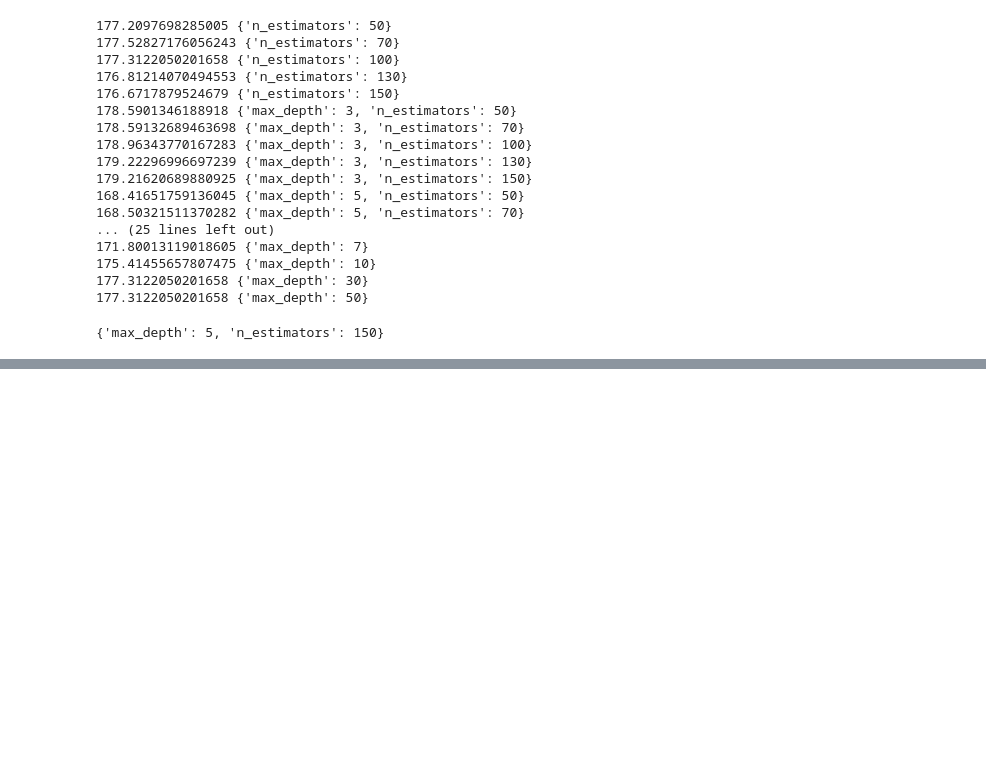
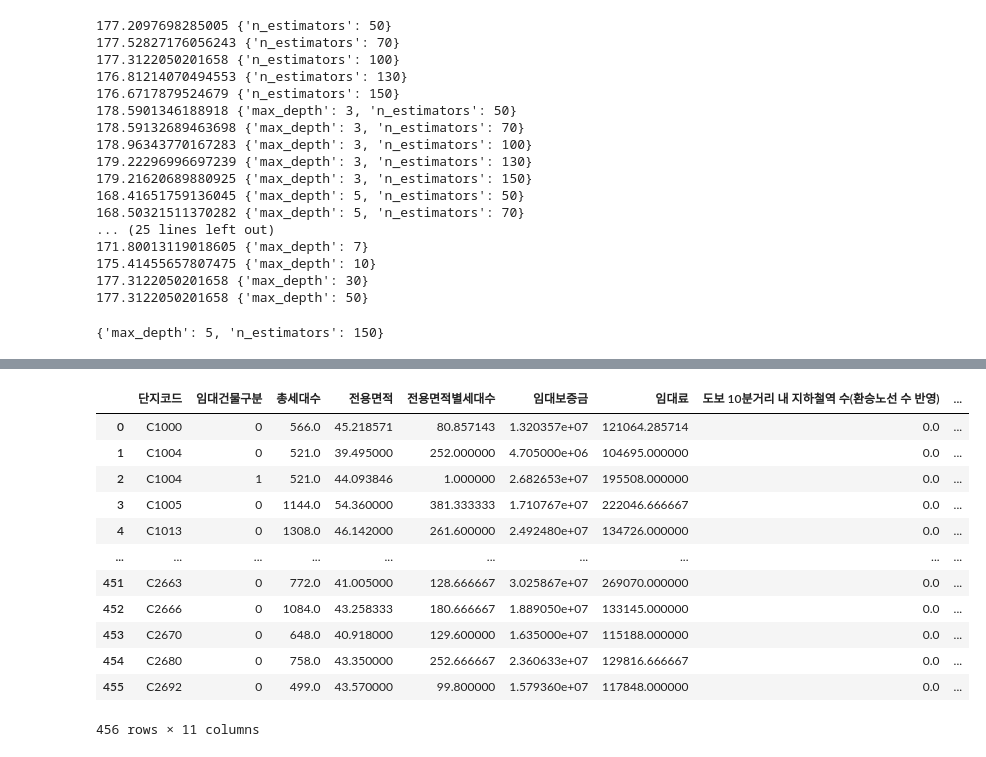
Before and after one commit to kkkkyoung/parking_project, a Jupyter notebook: 주차수요 예측.ipynb, the cells around one changed output, grey strips where cells are left out. Cells and saved outputs as stored; diff of their text form; code cells hidden in the pictures; blank space fills up the shorter version.

```diff
--- a/주차수요 예측.ipynb
+++ b/주차수요 예측.ipynb
@@ -1134,0 +1246,3 @@ np.mean(-score)
+# %%
+x_train_group2 = train_group2.drop(['등록차량수'],axis=1)
+y_train_group2 = train_group2['등록차량수']
@@ -1134,0 +1258,16 @@ np.mean(-score)
+# %%
+x_train_group2
+# %% [output]
+|  | 단지코드 | 임대건물구분 | 총세대수 | 전용면적 | 전용면적별세대수 | 임대보증금 | 임대료 | 도보 10분거리 내 지하철역 수(환승노선 수 반영) | ... |
+| 0 | C1000 | 0 | 566.0 | 45.218571 | 80.857143 | 1.320357e+07 | 121064.285714 | 0.0 | ... |
+| 1 | C1004 | 0 | 521.0 | 39.495000 | 252.000000 | 4.705000e+06 | 104695.000000 | 0.0 | ... |
+| 2 | C1004 | 1 | 521.0 | 44.093846 | 1.000000 | 2.682653e+07 | 195508.000000 | 0.0 | ... |
+| 3 | C1005 | 0 | 1144.0 | 54.360000 | 381.333333 | 1.710767e+07 | 222046.666667 | 0.0 | ... |
+| 4 | C1013 | 0 | 1308.0 | 46.142000 | 261.600000 | 2.492480e+07 | 134726.000000 | 0.0 | ... |
+| ... | ... | ... | ... | ... | ... | ... | ... | ... | ... |
+| 451 | C2663 | 0 | 772.0 | 41.005000 | 128.666667 | 3.025867e+07 | 269070.000000 | 0.0 | ... |
+| 452 | C2666 | 0 | 1084.0 | 43.258333 | 180.666667 | 1.889050e+07 | 133145.000000 | 0.0 | ... |
+| 453 | C2670 | 0 | 648.0 | 40.918000 | 129.600000 | 1.635000e+07 | 115188.000000 | 0.0 | ... |
+| 454 | C2680 | 0 | 758.0 | 43.350000 | 252.666667 | 2.360633e+07 | 129816.666667 | 0.0 | ... |
+| 455 | C2692 | 0 | 499.0 | 43.570000 | 99.800000 | 1.579360e+07 | 117848.000000 | 0.0 | ... |
+456 rows × 11 columns
```
Also changed, not shown: parts of 64 cells of this notebook.
